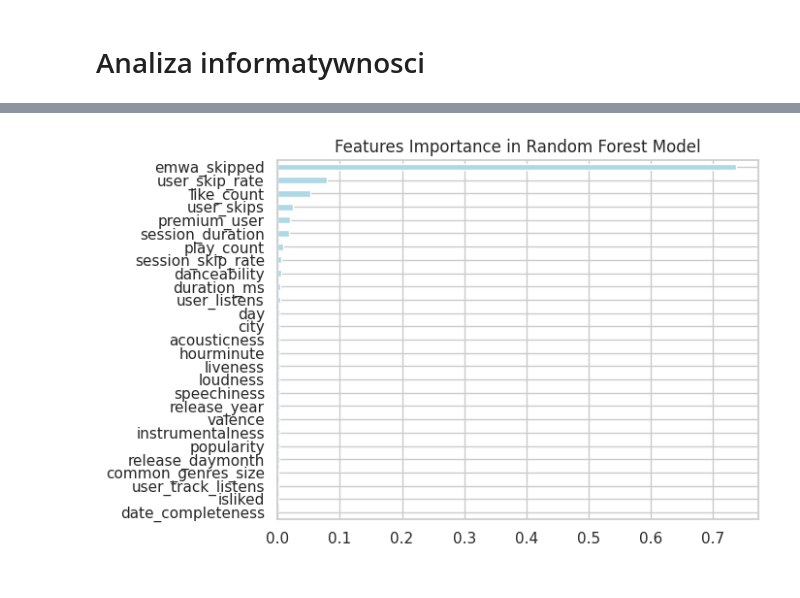
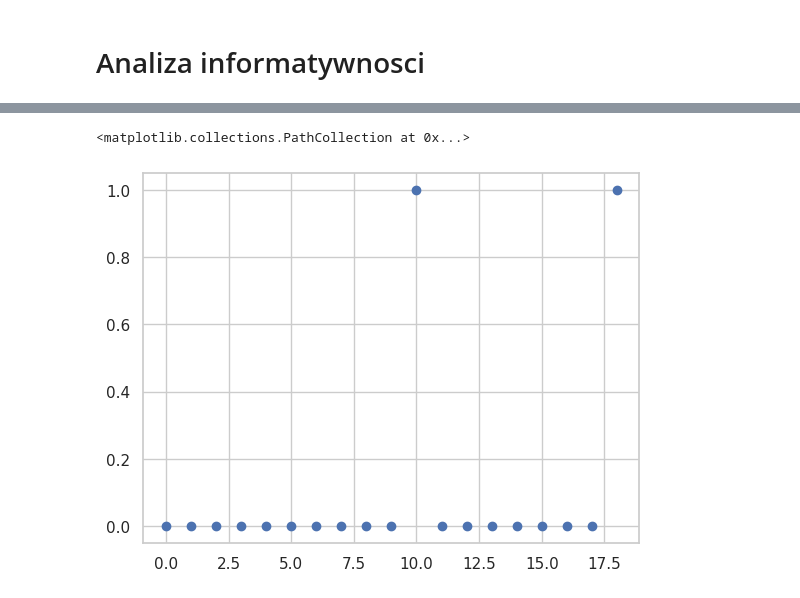
Before and after one commit to dawidkasz/song-skip-predictor, a Jupyter notebook: dokumentacja.ipynb, the cells around one changed output, grey strips where cells are left out. Cells and saved outputs as stored; diff of their text form; code cells hidden in the pictures.

```diff
--- a/dokumentacja.ipynb
+++ b/dokumentacja.ipynb
@@ -333,22 +266,9 @@ Accuracy: 0.6882329154872624
-# %%
-import matplotlib.pyplot as plt
-import numpy as np
-
-# Assuming 'rf_model' is your trained Random Forest model
-# and 'df' is your DataFrame with the feature names
-
-feature_importances = clf.feature_importances_
-feature_names = X.columns
-
-# Create a series for visualization
-importances = pd.Series(feature_importances, index=feature_names)
-
-# Sort the feature importances in descending order
-importances_sorted = importances.sort_values()
-
-# Plotting
-importances_sorted.plot(kind='barh', color='lightblue')
-plt.title('Features Importance in Random Forest Model')
-plt.show()
-# %% [output]
-[figure, removed]
+# %%
+
+df = pd.read_csv('data/result.csv', index_col=0)
+example_session = df[df['session_id']==150].reset_index(drop=True)
+
+plt.scatter(example_session.index, example_session['isskipped'].astype(int))
+# %% [output]
+<matplotlib.collections.PathCollection at 0x...>
+[figure, added]
```
Also changed, not shown: parts of 12 cells of this notebook.
